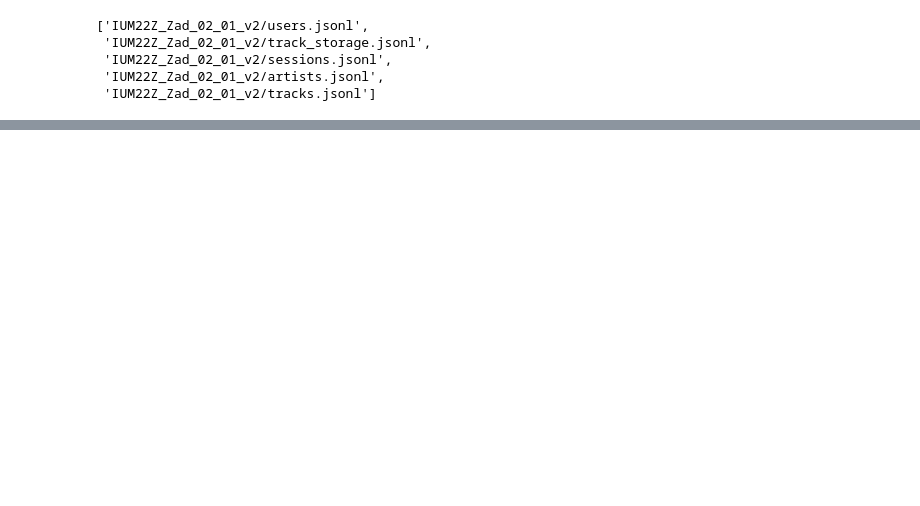
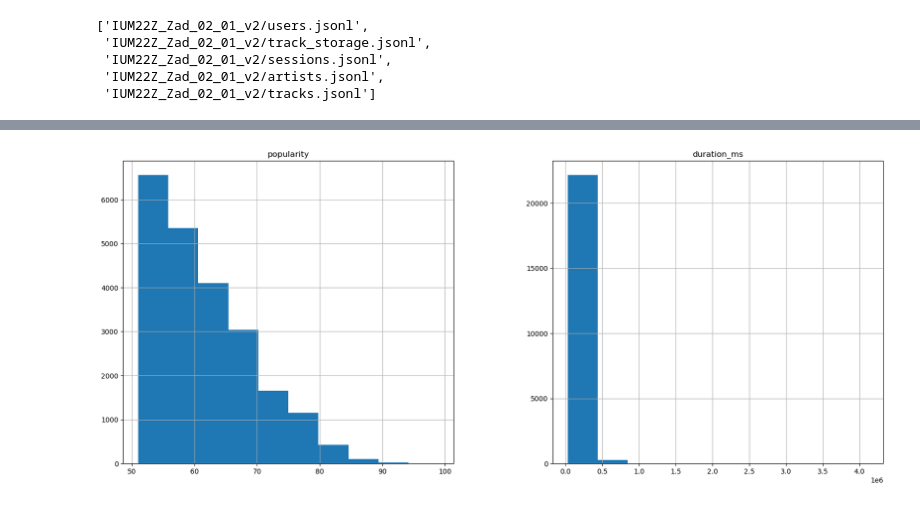
Before and after one commit to brusmichal/-IUM-Projekt, a Jupyter notebook: data.ipynb, the cells around one changed output, grey strips where cells are left out. Drawn from its saved outputs; the diff is of its cells as text; code cells hidden in the pictures; blank space fills up the shorter version.

Commit message:
histograms

```diff
--- a/data.ipynb
+++ b/data.ipynb
@@ -40,0 +38,5 @@ data[0]
+# %%
+data[4].hist(column= ["popularity", "duration_ms"], figsize=(20, 8))
+plt.show()
+# %% [output]
+[figure, added]
```
Also changed, not shown: parts of 4 cells of this notebook.
